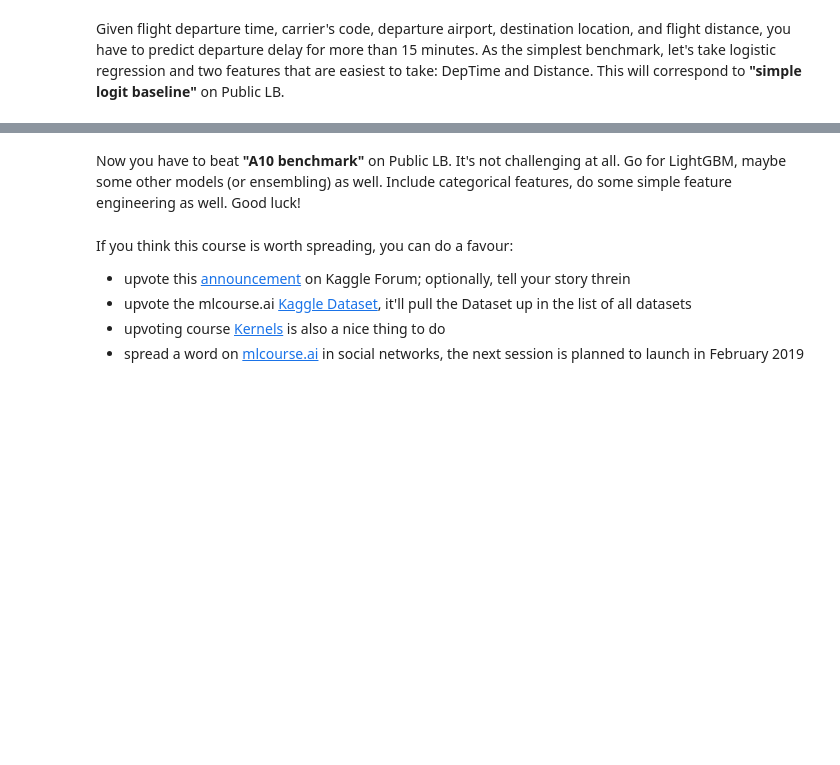
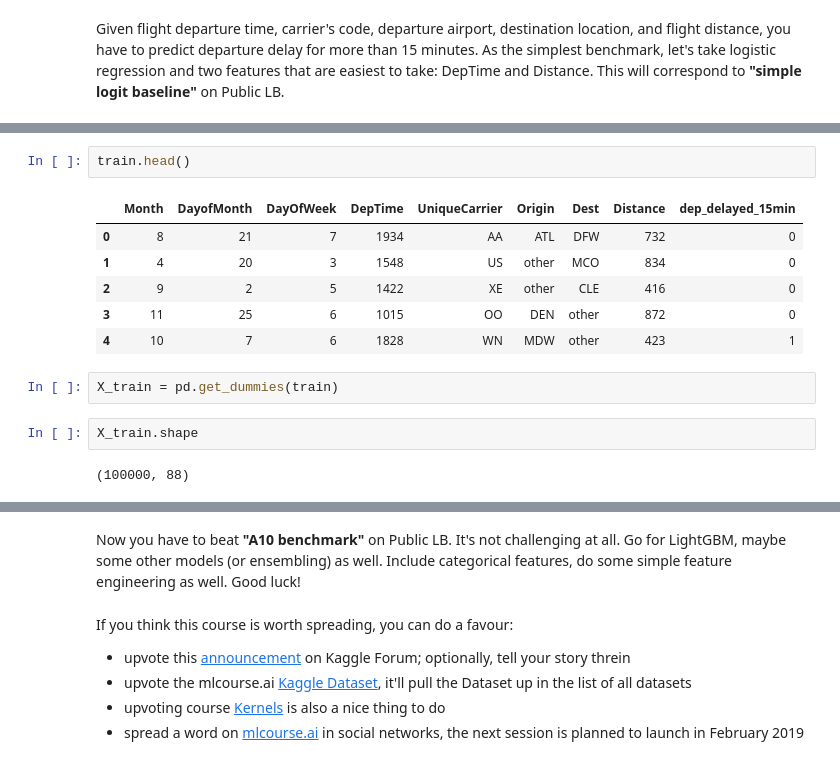
Before and after one commit to sitask/Fall2018_mlcourse.ai, a Jupyter notebook: assgn10.ipynb, the cells around one changed output, grey strips where cells are left out. Drawn from its saved outputs; the diff is of its cells as text; blank space fills up the shorter version.

```diff
--- a/assgn10.ipynb
+++ b/assgn10.ipynb
@@ -180,0 +226,15 @@ pd.Series(xgb_test_pred,
+# %%
+train.head()
+# %% [output]
+|  | Month | DayofMonth | DayOfWeek | DepTime | UniqueCarrier | Origin | Dest | Distance | dep_delayed_15min |
+| 0 | 8 | 21 | 7 | 1934 | AA | ATL | DFW | 732 | 0 |
+| 1 | 4 | 20 | 3 | 1548 | US | other | MCO | 834 | 0 |
+| 2 | 9 | 2 | 5 | 1422 | XE | other | CLE | 416 | 0 |
+| 3 | 11 | 25 | 6 | 1015 | OO | DEN | other | 872 | 0 |
+| 4 | 10 | 7 | 6 | 1828 | WN | MDW | other | 423 | 1 |
+# %%
+X_train = pd.get_dummies(train)
+# %%
+X_train.shape
+# %% [output]
+(100000, 88)
```
Also changed, not shown: parts of 70 cells of this notebook.
